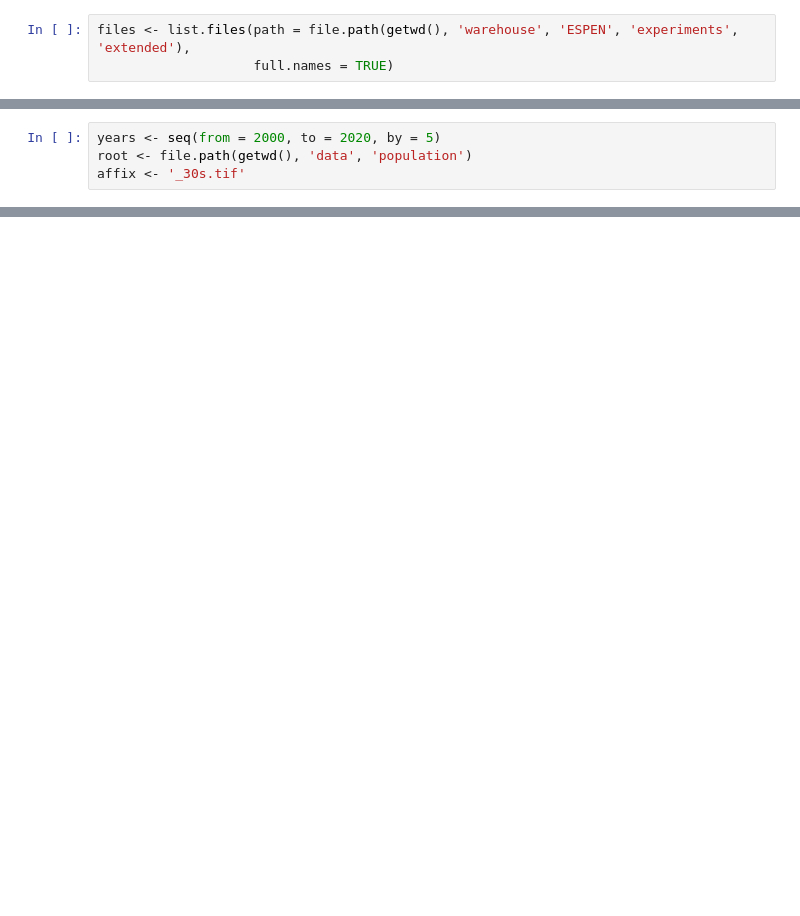
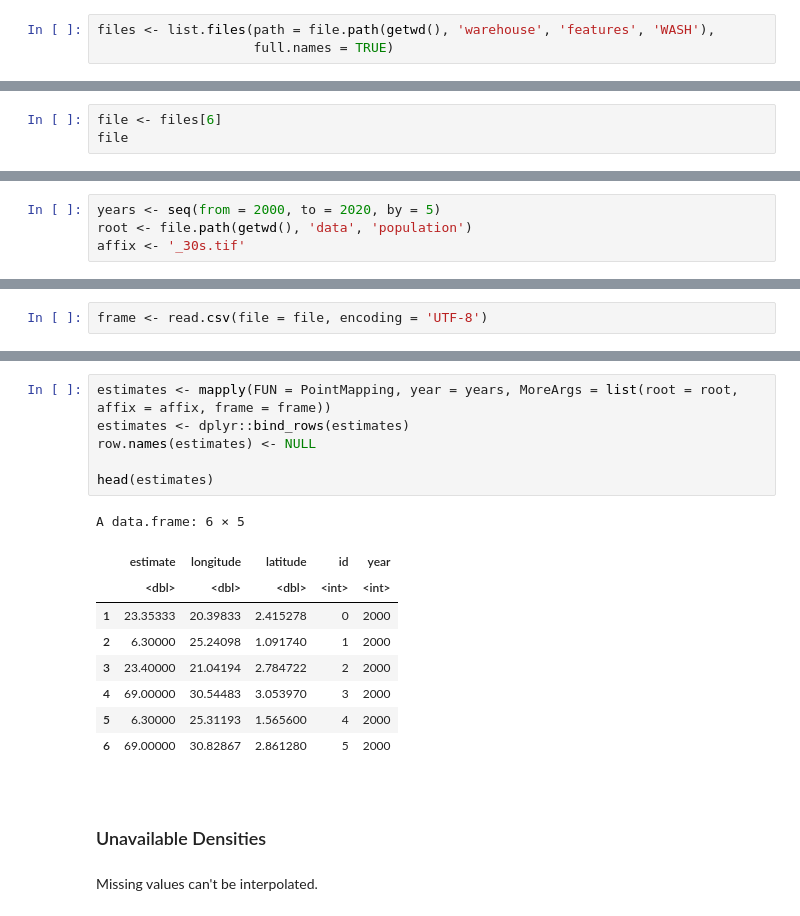
Before and after one commit to helminthiases/cartography, a Jupyter notebook: notebooks/density.ipynb, the cells around one changed output, grey strips where cells are left out. Saved outputs shown, nothing was run; the diff lists cells and outputs as text; blank space fills up the shorter version.

```diff
--- a/notebooks/density.ipynb
+++ b/notebooks/density.ipynb
@@ -65,7 +36,7 @@ temporary <- function (year, root, affix, frame) {
 # %% [markdown]
 The list of experiment files
 # %%
-files <- list.files(path = file.path(getwd(), 'warehouse', 'ESPEN', 'experiments', 'extended'),
+files <- list.files(path = file.path(getwd(), 'warehouse', 'features', 'WASH'),
                     full.names = TRUE)
 # %% [markdown]
 <br>
@@ -101,0 +45,3 @@ Arguments
+# %%
+file <- files[6]
+file
@@ -205,0 +74,2 @@ A data.frame: 21 × 2
+# %%
+frame <- read.csv(file = file, encoding = 'UTF-8')
@@ -205,0 +108,22 @@ A data.frame: 21 × 2
+# %%
+estimates <- mapply(FUN = PointMapping, year = years, MoreArgs = list(root = root, affix = affix, frame = frame))
+estimates <- dplyr::bind_rows(estimates)
+row.names(estimates) <- NULL
+
+head(estimates)
+# %% [output]
+A data.frame: 6 × 5
+|  | estimate | longitude | latitude | id | year |
+|  | <dbl> | <dbl> | <dbl> | <int> | <int> |
+| 1 | 23.35333 | 20.39833 | 2.415278 | 0 | 2000 |
+| 2 | 6.30000 | 25.24098 | 1.091740 | 1 | 2000 |
+| 3 | 23.40000 | 21.04194 | 2.784722 | 2 | 2000 |
+| 4 | 69.00000 | 30.54483 | 3.053970 | 3 | 2000 |
+| 5 | 6.30000 | 25.31193 | 1.565600 | 4 | 2000 |
+| 6 | 69.00000 | 30.82867 | 2.861280 | 5 | 2000 |
+# %% [markdown]
+<br>
+
+### Unavailable Densities
+# %% [markdown]
+Missing values can't be interpolated.
```
Also changed, not shown: parts of 56 cells of this notebook.
